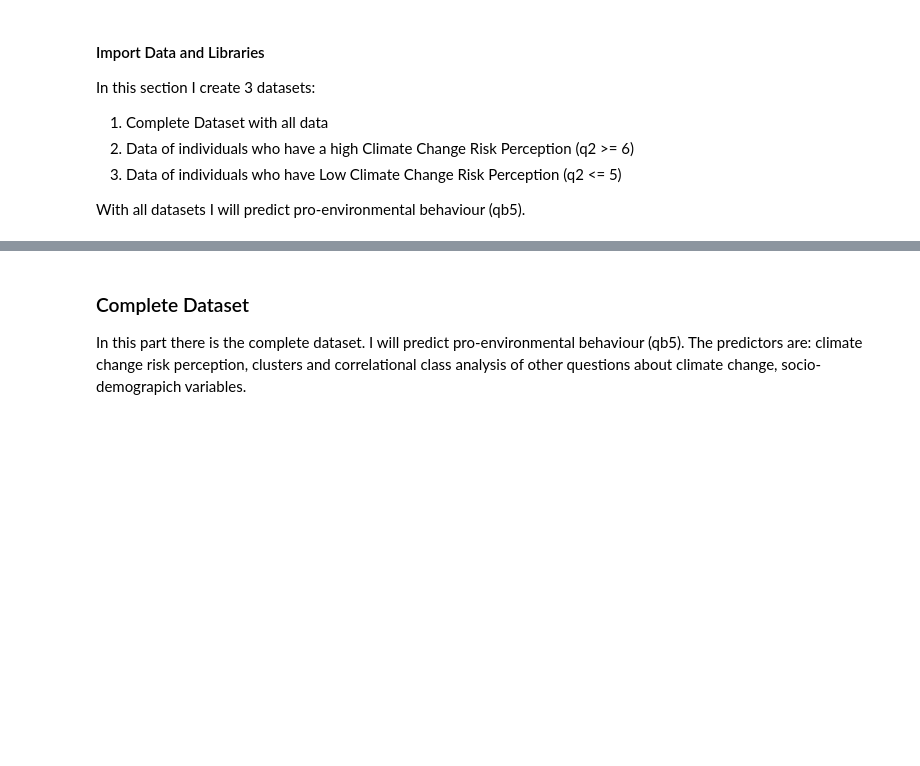
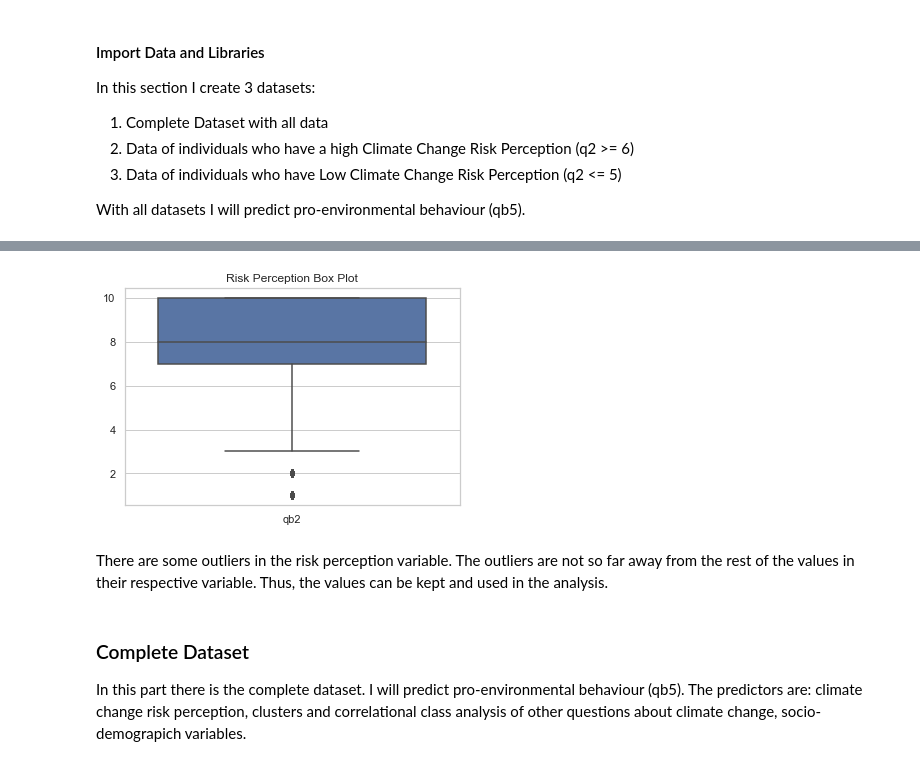
Before and after one commit to claudiagiuspoli/pro-environmental-behaviour, a Jupyter notebook: logistic regression.ipynb, the cells around one changed output, grey strips where cells are left out. Saved outputs shown, nothing was run; the diff lists cells and outputs as text; code cells hidden in the pictures; blank space fills up the shorter version.

```diff
--- a/logistic regression.ipynb
+++ b/logistic regression.ipynb
@@ -46,3 +82,9 @@ df2 = df[df.qb2 <= 5]
+# %%
+rp_rank_box = sns.boxplot(data= df[['qb2']]).set_title("Risk Perception Box Plot")
+# %% [output]
+[figure, added]
+# %% [markdown]
+There are some outliers in the risk perception variable. The outliers are not so far away from the rest of the values in their respective variable. Thus, the values can be kept and used in the analysis.
 # %%
 #functions and set parameters
 
```
Also changed, not shown: parts of 10 cells of this notebook, 4 other files.
